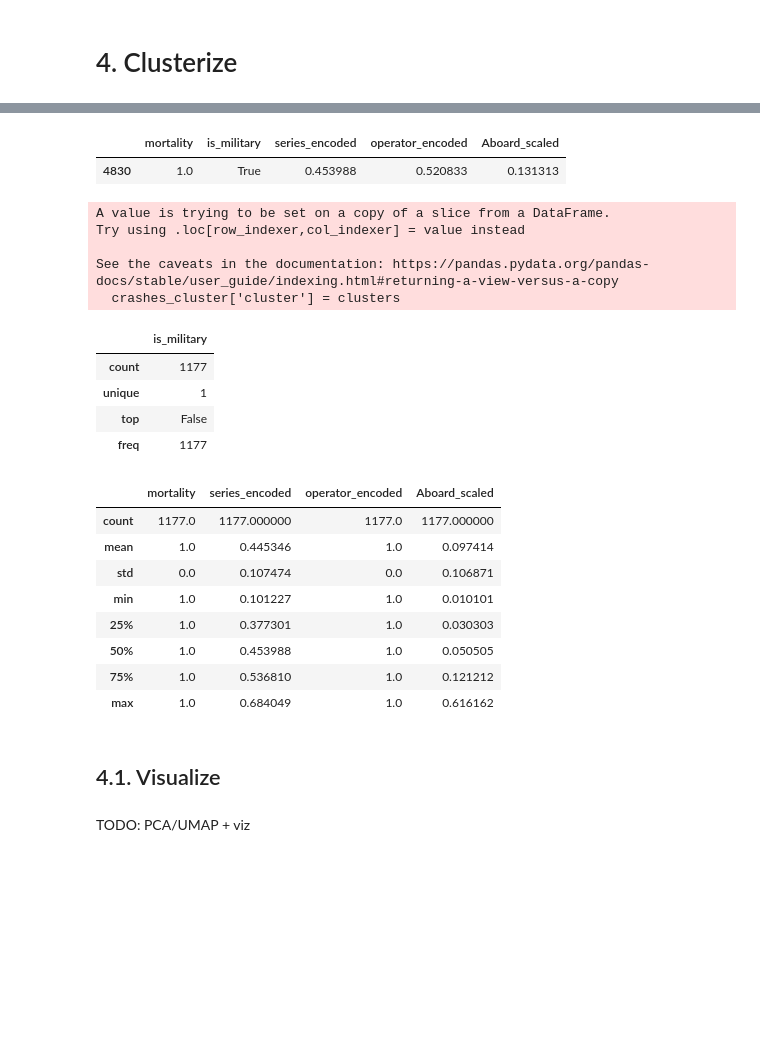
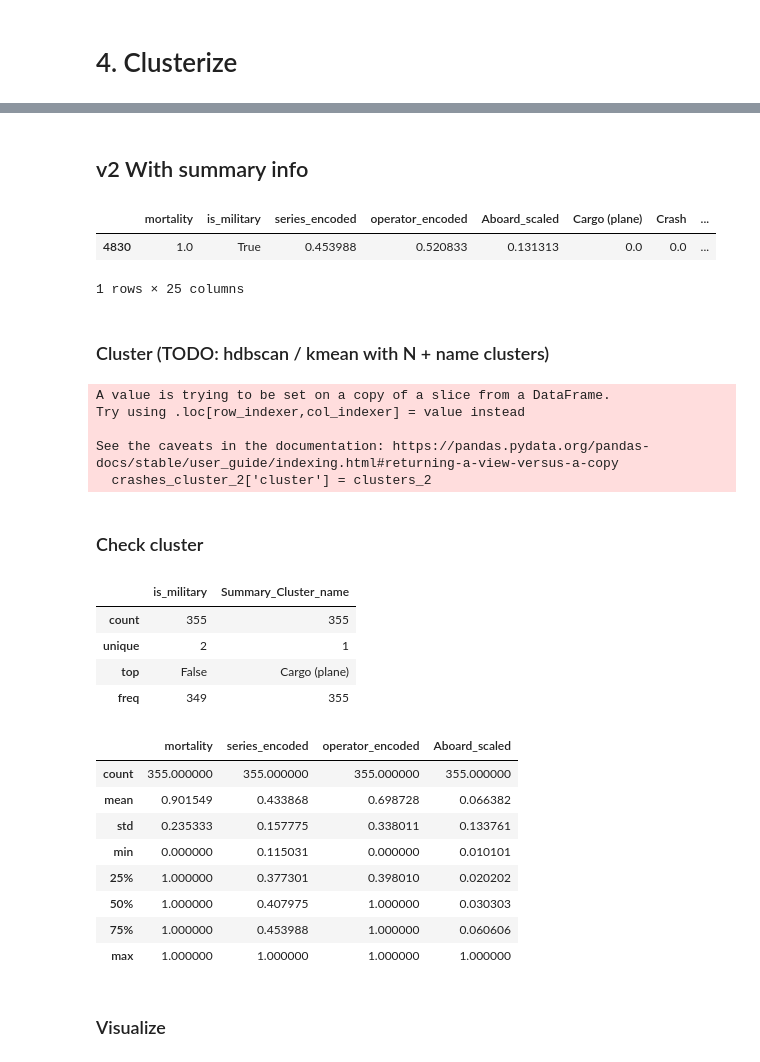
Before and after one commit to programmersockson/air-crash-data-analysis, a Jupyter notebook: 2. airplane_crashes.ipynb, the cells around one changed output, grey strips where cells are left out. Cells and saved outputs as stored; diff of their text form; code cells hidden in the pictures; blank space fills up the shorter version.

```diff
--- a/2. airplane_crashes.ipynb
+++ b/2. airplane_crashes.ipynb
@@ -482,29 +576,33 @@ crashes.tail(1)
+# %% [markdown]
+## v2 With summary info
+# %%
+cols_to_cluster_2 = ['mortality', 'is_military', 'series_encoded', 'operator_encoded',
+                   'Aboard_scaled', *one_hot_encoder.categories_[0]]
+cols_to_show = ['mortality', 'is_military', 'series_encoded', 'operator_encoded', 'Aboard_scaled', 'Summary_Cluster_name']
 # %%
-# cols_to_cluster = ['mortality', 'is_military', 'series_encoded', 'operator_encoded',
-#                    'Aboard_scaled', *one_hot_encoder.categories_[0]]
-# cols_to_show = ['mortality', 'is_military', 'series_encoded', 'operator_encoded', 'Aboard_scaled', 'Summary_Cluster_name']
-
-cols_to_cluster = ['mortality', 'is_military', 'series_encoded', 'operator_encoded', 'Aboard_scaled']
-cols_to_show = ['mortality', 'is_military', 'series_encoded', 'operator_encoded', 'Aboard_scaled']
-
-crashes_cluster = crashes[cols_to_cluster]
-crashes_cluster.tail(1)
+crashes_cluster_2 = crashes[cols_to_cluster_2]
+crashes_cluster_2.tail(1)
 # %% [output]
-|  | mortality | is_military | series_encoded | operator_encoded | Aboard_scaled |
-| 4830 | 1.0 | True | 0.453988 | 0.520833 | 0.131313 |
+|  | mortality | is_military | series_encoded | operator_encoded | Aboard_scaled | Cargo (plane) | Crash | ... |
+| 4830 | 1.0 | True | 0.453988 | 0.520833 | 0.131313 | 0.0 | 0.0 | ... |
+1 rows × 25 columns
+# %% [markdown]
+### Cluster (TODO: hdbscan / kmean with N + name clusters)
 # %%
 from sklearn.cluster import KMeans
 
 kmeans = KMeans(n_clusters=10, random_state=42)
-clusters = kmeans.fit_predict(crashes_cluster)
+clusters_2 = kmeans.fit_predict(crashes_cluster_2)
 # %%
-crashes_cluster['cluster'] = clusters
+crashes_cluster_2['cluster'] = clusters_2
 # %% [output]
 A value is trying to be set on a copy of a slice from a DataFrame.
 Try using .loc[row_indexer,col_indexer] = value instead
 
 See the caveats in the documentation: https://pandas.pydata.org/pandas-docs/stable/user_guide/indexing.html#returning-a-view-versus-a-copy
-  crashes_cluster['cluster'] = clusters
+  crashes_cluster_2['cluster'] = clusters_2
+# %% [markdown]
+### Check cluster
 # %%
 index = 0
 # %%
@@ -512,24 +610,22 @@ index = 0
 # %%
-crashes[crashes_cluster.cluster == index][cols_to_show].describe(include=['O', 'bool'])
+crashes[crashes_cluster_2.cluster == index][cols_to_show].describe(include=['O', 'bool'])
 # %% [output]
-|  | is_military |
-| count | 1177 |
-| unique | 1 |
-| top | False |
-| freq | 1177 |
+|  | is_military | Summary_Cluster_name |
+| count | 355 | 355 |
+| unique | 2 | 1 |
+| top | False | Cargo (plane) |
+| freq | 349 | 355 |
 # %%
-crashes[crashes_cluster.cluster == index][cols_to_show].describe()
+crashes[crashes_cluster_2.cluster == index][cols_to_show].describe()
 # %% [output]
 |  | mortality | series_encoded | operator_encoded | Aboard_scaled |
-| count | 1177.0 | 1177.000000 | 1177.0 | 1177.000000 |
-| mean | 1.0 | 0.445346 | 1.0 | 0.097414 |
-| std | 0.0 | 0.107474 | 0.0 | 0.106871 |
-| min | 1.0 | 0.101227 | 1.0 | 0.010101 |
-| 25% | 1.0 | 0.377301 | 1.0 | 0.030303 |
-| 50% | 1.0 | 0.453988 | 1.0 | 0.050505 |
-| 75% | 1.0 | 0.536810 | 1.0 | 0.121212 |
-| max | 1.0 | 0.684049 | 1.0 | 0.616162 |
+| count | 355.000000 | 355.000000 | 355.000000 | 355.000000 |
+| mean | 0.901549 | 0.433868 | 0.698728 | 0.066382 |
+| std | 0.235333 | 0.157775 | 0.338011 | 0.133761 |
+| min | 0.000000 | 0.115031 | 0.000000 | 0.010101 |
+| 25% | 1.000000 | 0.377301 | 0.398010 | 0.020202 |
+| 50% | 1.000000 | 0.407975 | 1.000000 | 0.030303 |
+| 75% | 1.000000 | 0.453988 | 1.000000 | 0.060606 |
+| max | 1.000000 | 1.000000 | 1.000000 | 1.000000 |
-# %% [markdown]
-## 4.1. Visualize
-# %% [markdown]
-TODO: PCA/UMAP + viz
+# %% [markdown]
+### Visualize
```
Also changed, not shown: parts of 21 cells of this notebook.
